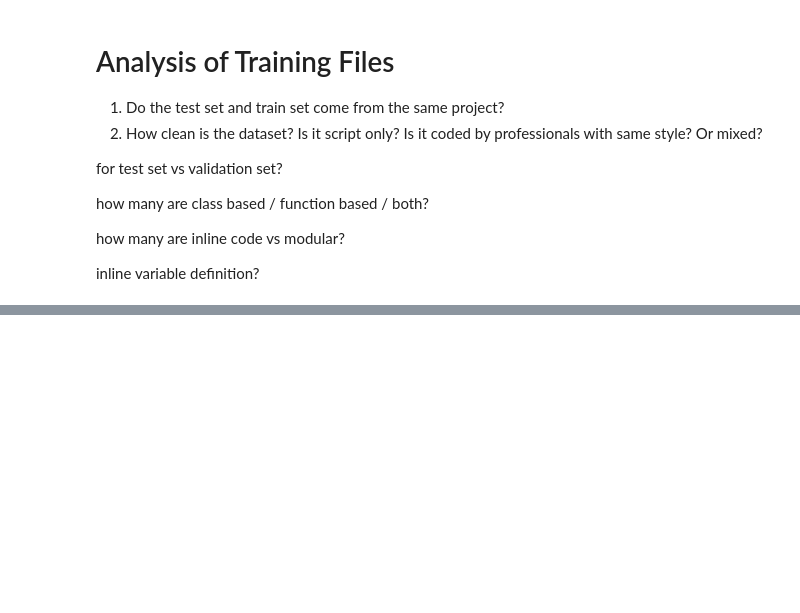
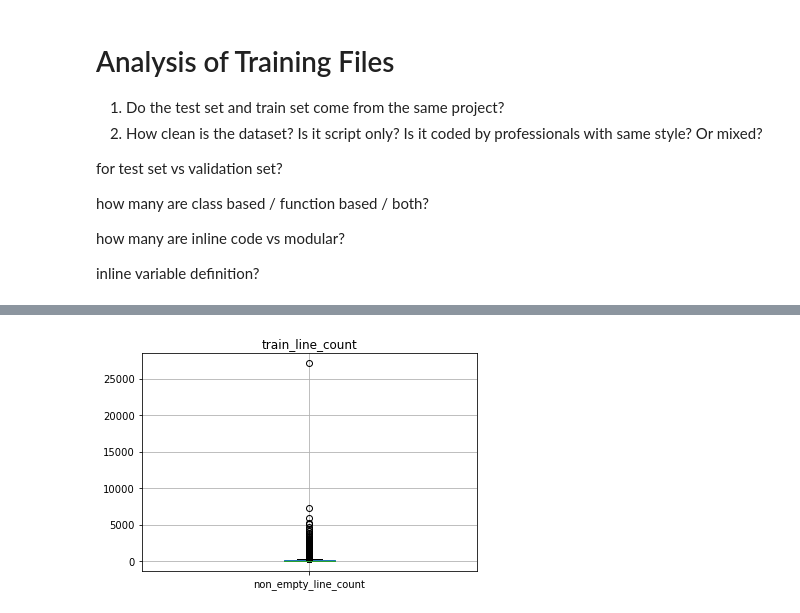
Before and after one commit to UoA-CS760/autocomplete-predictor, a Jupyter notebook: data/train_file_analysis.ipynb, the cells around one changed output, grey strips where cells are left out. Saved outputs shown, nothing was run; the diff lists cells and outputs as text; code cells hidden in the pictures; blank space fills up the shorter version.

```diff
--- a/data/train_file_analysis.ipynb
+++ b/data/train_file_analysis.ipynb
@@ -118,0 +159,6 @@ df['non_empty_line_count'].plot()
+# %%
+df_train.boxplot(column=['non_empty_line_count'])
+plt.title('train_line_count')
+plt.show()
+# %% [output]
+[figure, added]
```
Also changed, not shown: parts of 14 cells of this notebook, 8 other files.
